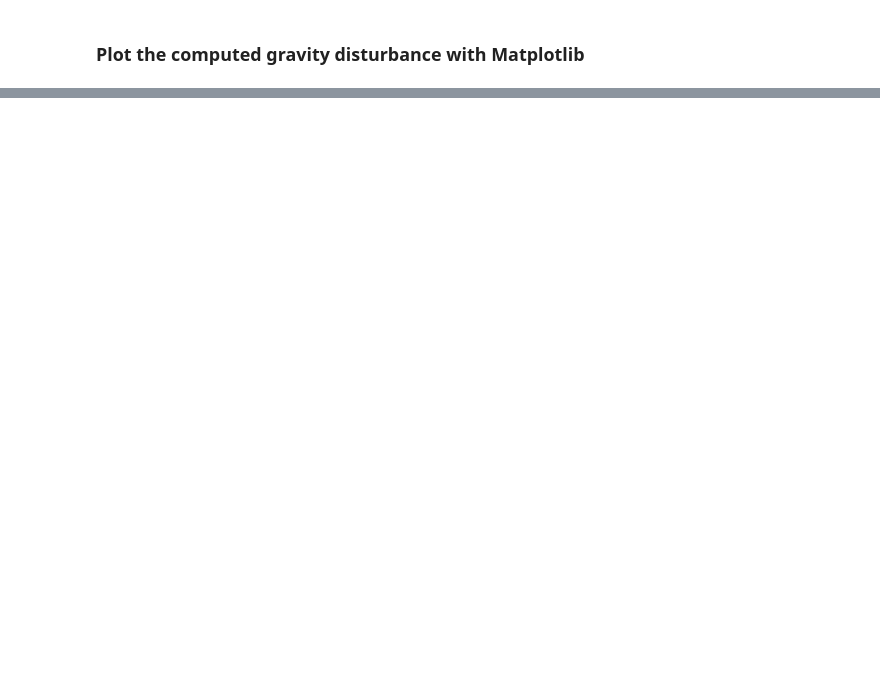
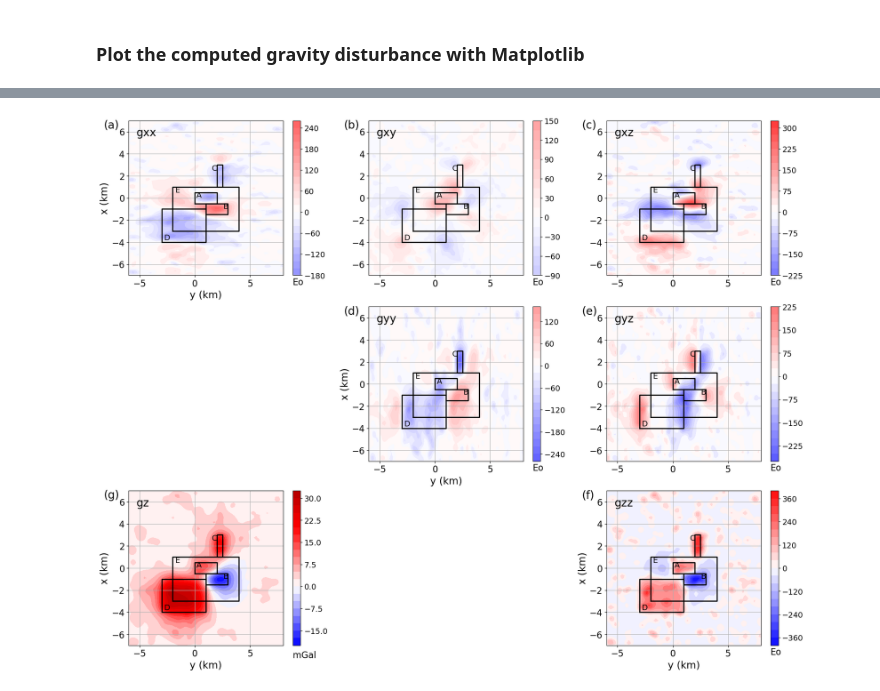
Before and after one commit to birocoles/Intro-grav-mag, a Jupyter notebook: aulas/aula_5d_dados_sinteticos_grav.ipynb, the cells around one changed output, grey strips where cells are left out. Saved outputs shown, nothing was run; the diff lists cells and outputs as text; code cells hidden in the pictures; blank space fills up the shorter version.

```diff
--- a/aulas/aula_5d_dados_sinteticos_grav.ipynb
+++ b/aulas/aula_5d_dados_sinteticos_grav.ipynb
@@ -128,0 +162,2 @@ with open('aula_5d/'+file_name, 'wb') as f:
+# %%
+gravity_data_cont['grid_orientation'] = 'xy'
@@ -234,0 +307,85 @@ plt.show()
+# %%
+fig = plt.figure(layout= 'constrained', figsize=(18,14))
+mosaic = fig.subplot_mosaic('''
+                            abc
+                            .de
+                            g.f
+                            ''')
+# tensor components
+for (element, component, title, label) in zip(
+    mosaic_elements, tensor_components, titles_tensor, labels
+):
+    ax = mosaic[element]
+    ax.axis('scaled')
+    im = ax.contourf(Y*0.001, X*0.001,
+                     data_structures.grid_xy_full_flatten_to_matrix(
+                         data=gravity_data_cont[component],
+                         grid_orientation=gravity_data_cont['grid_orientation'],
+                         shape=data_points_cont['shape']
+                     ), 20,
+                     cmap='seismic', vmin=-ranges_tensor, vmax=ranges_tensor)
+    cb = fig.colorbar(im, ax=ax)
+    cb.ax.tick_params(labelsize=14)
+    cb.ax.set_xlabel('Eo', fontsize=16, loc='left')
+    ax.set_ylim(0.001*data_points_cont['area'][0], 0.001*data_points_cont['area'][1])
+    ax.set_xlim(0.001*data_points_cont['area'][2], 0.001*data_points_cont['area'][3])
+    ax.tick_params(axis='x', labelsize=16)
+    ax.tick_params(axis='y', labelsize=16)
+    ax.grid()
+    ax.annotate(label, xy=(-0.16, 0.95), xycoords='axes fraction', fontsize=20)
+    ax.annotate(title, xy=(0.05, 0.90), xycoords='axes fraction', fontsize=20)
+    plf.model_boundaries(
+        ax,
+        model=model_cut(model['prisms'], pmin=0, pmax=4),
+        color=color,
+        style='-',
+        width='2'
+    )
+    ax.annotate(text='A', xy=(0.15, 0.05), fontsize=14, color=color)
+    ax.annotate(text='B', xy=(2.55, -0.95), fontsize=14, color=color)
+    ax.annotate(text='C', xy=(1.55, 2.50), fontsize=14, color=color)
+    ax.annotate(text='D', xy=(-2.80, -3.80), fontsize=14, color=color)
+    ax.annotate(text='E', xy=(-1.80, 0.50), fontsize=14, color=color)
+
+# gz
+ax = mosaic['g']
+ax.axis('scaled')
+im = ax.contourf(Y*0.001, X*0.001,
+                 data_structures.grid_xy_full_flatten_to_matrix(
+                     data=gravity_data_cont['gz'],
+                     grid_orientation=gravity_data_cont['grid_orientation'],
+                     shape=data_points_cont['shape']
+                 ), 20,
+                 cmap='seismic', vmin=-ranges_gz, vmax=ranges_gz)
+cb = fig.colorbar(im, ax=ax)
+cb.ax.tick_params(labelsize=14)
+cb.ax.set_xlabel('mGal', fontsize=16, loc='left', labelpad=10)
+ax.set_ylim(0.001*data_points_cont['area'][0], 0.001*data_points_cont['area'][1])
+ax.set_xlim(0.001*data_points_cont['area'][2], 0.001*data_points_cont['area'][3])
+ax.tick_params(axis='x', labelsize=16)
+ax.tick_params(axis='y', labelsize=16)
+ax.grid()
+ax.annotate('(g)', xy=(-0.16, 0.95), xycoords='axes fraction', fontsize=20)
+ax.annotate(title_gz, xy=(0.05, 0.90), xycoords='axes fraction', fontsize=20)
+plf.model_boundaries(
+    ax,
+    model=model_cut(model['prisms'], pmin=0, pmax=4),
+    color=color,
+    style='-',
+    width='2'
+)
+ax.annotate(text='A', xy=(0.15, 0.05), fontsize=14, color=color)
+ax.annotate(text='B', xy=(2.55, -0.95), fontsize=14, color=color)
+ax.annotate(text='C', xy=(1.55, 2.50), fontsize=14, color=color)
+ax.annotate(text='D', xy=(-2.80, -3.80), fontsize=14, color=color)
+ax.annotate(text='E', xy=(-1.80, 0.50), fontsize=14, color=color)
+
+for element in ['a','d','f','g']:
+    mosaic[element].set_ylabel('x (km)', fontsize=18)
+    mosaic[element].set_xlabel('y (km)', fontsize=18)
+
+plt.savefig('aula_5d/grav_data_cont.png', dpi=300)
+
+plt.show()
+# %% [output]
+[figure, added]
```
Also changed, not shown: parts of 19 cells of this notebook, 17 other files.
